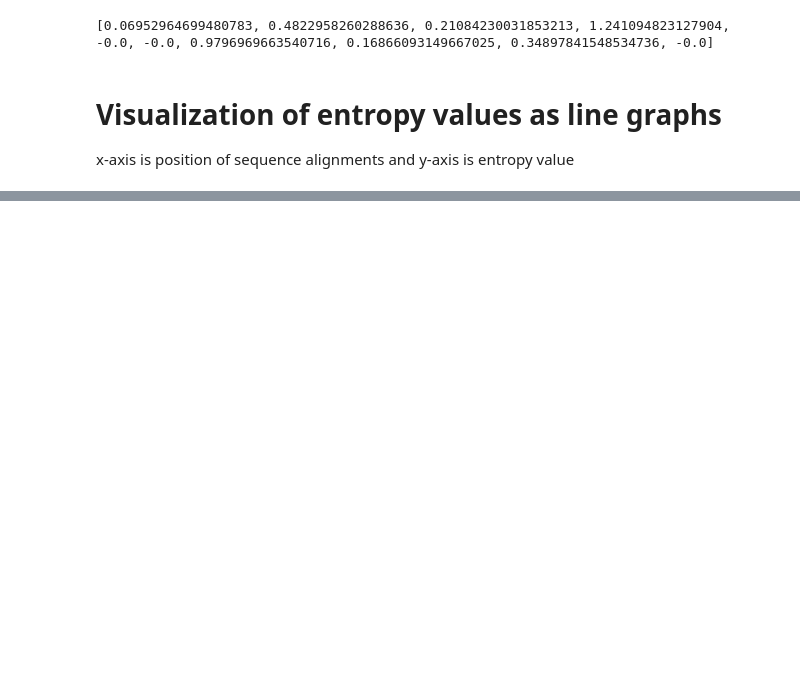
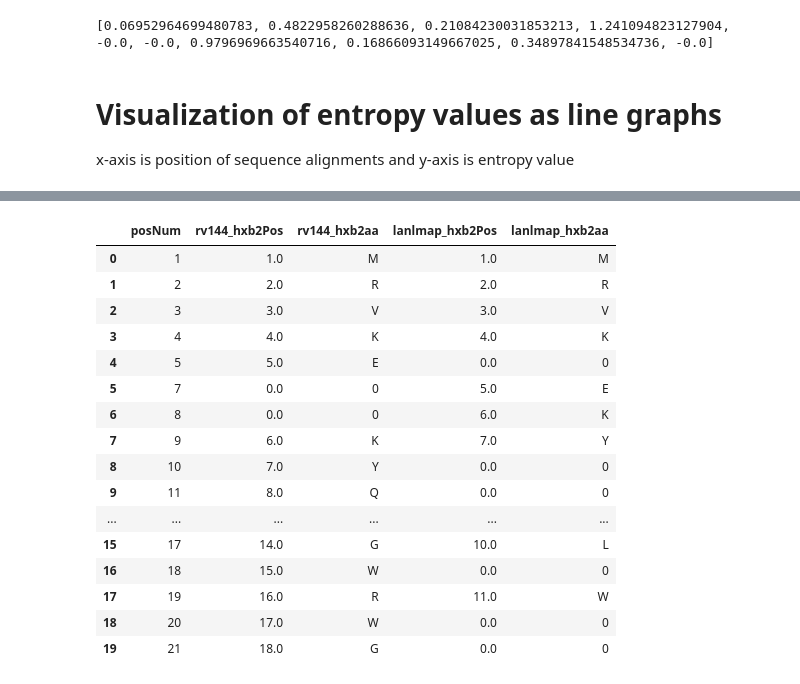
Before and after one commit to MarthinMandig/Fred_Hutch_HIV_Dump_Code, a Jupyter notebook: Jupyter Notebook Fred Hutch HIV Code.ipynb, the cells around one changed output, grey strips where cells are left out. Cells and saved outputs as stored; diff of their text form; code cells hidden in the pictures; blank space fills up the shorter version.

```diff
--- a/Jupyter Notebook Fred Hutch HIV Code.ipynb
+++ b/Jupyter Notebook Fred Hutch HIV Code.ipynb
@@ -666,0 +718,13 @@ Text(0.5, 1.0, 'Entropy Values of the USMHRP RV144 Sequence Alignment Positions'
+# %%
+#This code removes the hyper variables in the V1,V2,V4,V5 loop range
+
+lanl_map = lanl_map.drop(lanl_map[
+    lanl_map['hxb2Pos'].between(132, 152) |
+    lanl_map['hxb2Pos'].between(185, 190) |
+    lanl_map['hxb2Pos'].between(396, 410) |
+    lanl_map['hxb2Pos'].between(460, 467)
+
+    ].index)
+
+
+print(lanl_map.head(20))
@@ -666,0 +753,3 @@ Text(0.5, 1.0, 'Entropy Values of the USMHRP RV144 Sequence Alignment Positions'
+# %%
+usmhrp_rv144_env_map = pd.read_csv("/Users/mmandig/Downloads/training_studies/rv144/map/env.map", sep="|")
+print(usmhrp_rv144_env_map)
@@ -666,0 +771,5 @@ Text(0.5, 1.0, 'Entropy Values of the USMHRP RV144 Sequence Alignment Positions'
+# %%
+usmhrp_rv144_env_map['hxb2Pos'] = pd.to_numeric(usmhrp_rv144_env_map['hxb2Pos'], errors='coerce')
+usmhrp_rv144_env_map = usmhrp_rv144_env_map.dropna()
+usmhrp_rv144_env_map['hxb2Pos'] = usmhrp_rv144_env_map['hxb2Pos'].astype(int) #Store conversion of type back into Dataframe
+print(usmhrp_rv144_env_map)
@@ -666,0 +791,11 @@ Text(0.5, 1.0, 'Entropy Values of the USMHRP RV144 Sequence Alignment Positions'
+# %%
+usmhrp_rv144_env_map = usmhrp_rv144_env_map.drop(usmhrp_rv144_env_map[
+    usmhrp_rv144_env_map['hxb2Pos'].between(132, 152) |
+    usmhrp_rv144_env_map['hxb2Pos'].between(185, 190) |
+    usmhrp_rv144_env_map['hxb2Pos'].between(396, 410) |
+    usmhrp_rv144_env_map['hxb2Pos'].between(460, 467)
+
+    ].index)
+
+
+print(usmhrp_rv144_env_map.head(20))
@@ -666,0 +824,31 @@ Text(0.5, 1.0, 'Entropy Values of the USMHRP RV144 Sequence Alignment Positions'
+# %%
+#This code merges the two tables together in order to calculate the difference
+
+merge_lanl_rv144_entropy = pd.merge(usmhrp_rv144_env_map, lanl_map, on='posNum', how='outer')
+#merge_lanl_rv144_entropy.rename(columns={"hxb2Pos_y": "lanlmap_hxb2Pos", "hxb2aa_y": "lanlmap_hxb2aa", "hxb2Pos_x": "rv144_hxb2Pos", "hxb2aa_x": "rv144_hxb2aa"})
+merge_lanl_rv144_entropy = merge_lanl_rv144_entropy.rename(
+    columns={"hxb2Pos_y": "lanlmap_hxb2Pos",
+             "hxb2aa_y": "lanlmap_hxb2aa",
+             "hxb2Pos_x": "rv144_hxb2Pos",
+             "hxb2aa_x": "rv144_hxb2aa"}
+)
+merge_lanl_rv144_entropy = merge_lanl_rv144_entropy.fillna(0)
+merge_lanl_rv144_entropy.head(20)
+# %% [output]
+|  | posNum | rv144_hxb2Pos | rv144_hxb2aa | lanlmap_hxb2Pos | lanlmap_hxb2aa |
+| 0 | 1 | 1.0 | M | 1.0 | M |
+| 1 | 2 | 2.0 | R | 2.0 | R |
+| 2 | 3 | 3.0 | V | 3.0 | V |
+| 3 | 4 | 4.0 | K | 4.0 | K |
+| 4 | 5 | 5.0 | E | 0.0 | 0 |
+| 5 | 7 | 0.0 | 0 | 5.0 | E |
+| 6 | 8 | 0.0 | 0 | 6.0 | K |
+| 7 | 9 | 6.0 | K | 7.0 | Y |
+| 8 | 10 | 7.0 | Y | 0.0 | 0 |
+| 9 | 11 | 8.0 | Q | 0.0 | 0 |
+| ... | ... | ... | ... | ... | ... |
+| 15 | 17 | 14.0 | G | 10.0 | L |
+| 16 | 18 | 15.0 | W | 0.0 | 0 |
+| 17 | 19 | 16.0 | R | 11.0 | W |
+| 18 | 20 | 17.0 | W | 0.0 | 0 |
+| 19 | 21 | 18.0 | G | 0.0 | 0 |
```
Also changed, not shown: parts of 16 cells of this notebook.
